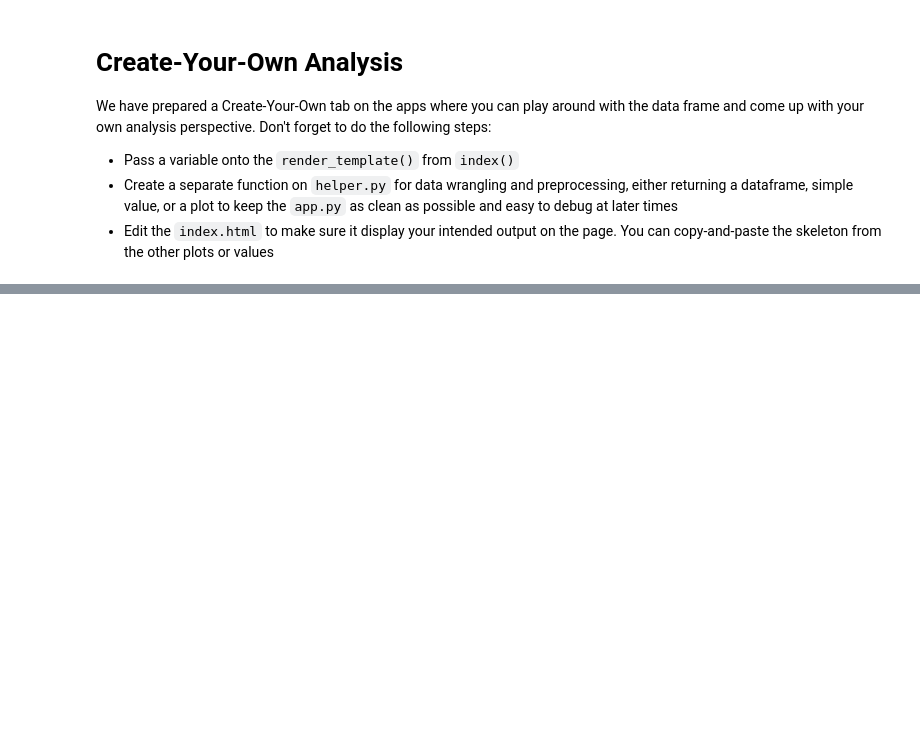
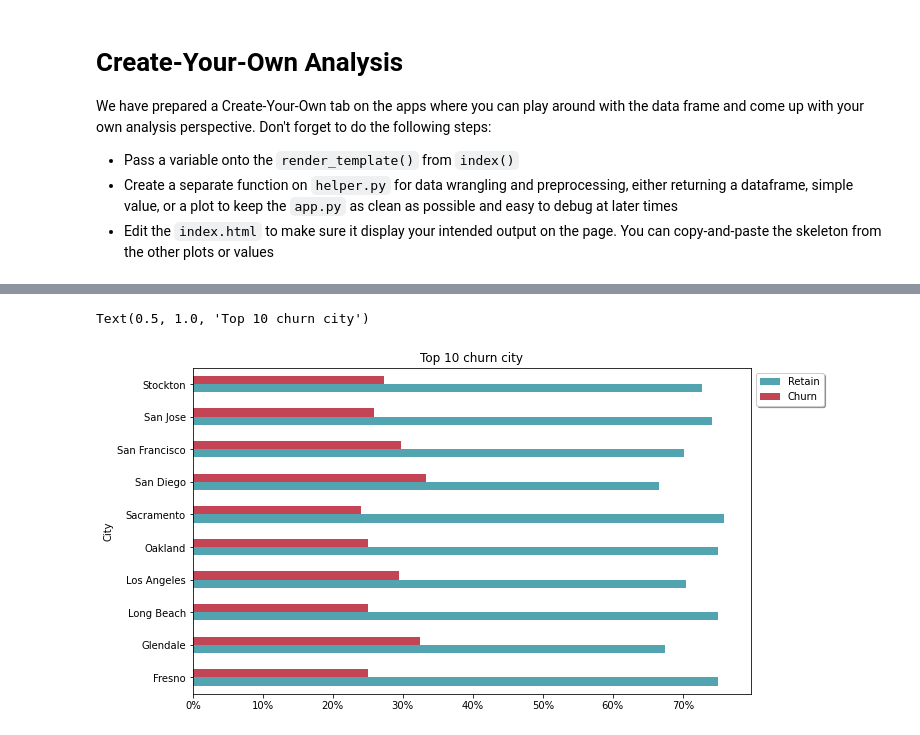
Before and after one commit to javarscript/capstone-telco-project, a Jupyter notebook: Customer_Churn_Analysis.ipynb, the cells around one changed output, grey strips where cells are left out. Cells and saved outputs as stored; diff of their text form; code cells hidden in the pictures; blank space fills up the shorter version.

```diff
--- a/Customer_Churn_Analysis.ipynb
+++ b/Customer_Churn_Analysis.ipynb
@@ -457,0 +499,12 @@ We have prepared a Create-Your-Own tab on the apps where you can play around wit
+# %%
+#2. Top 10 churn city
+top10 = data.groupby('city').churn_label.count().sort_values(ascending=False).head(10).index.to_list()
+
+top10_data = data[data['city'].isin(top10)]
+
+_df = pd.crosstab(
+    index=top10_data['city'],
+    columns=top10_data['churn_label'],
+    normalize='index'
+)*100
+_df
@@ -457,0 +524,12 @@ We have prepared a Create-Your-Own tab on the apps where you can play around wit
+# %%
+## Your code here
+# Plot configuration
+axTop = _df.plot(kind = 'barh', color=['#53a4b1','#c34454'], figsize = (10,6))
+
+axTop.xaxis.set_major_formatter(mtick.PercentFormatter())
+plt.legend(['Retain', 'Churn'],fancybox=True,shadow=True,bbox_to_anchor=(1,1))
+plt.axes().get_yaxis().set_label_text('City')
+plt.title('Top 10 churn city')
+# %% [output]
+Text(0.5, 1.0, 'Top 10 churn city')
+[figure, added]
```
Also changed, not shown: parts of 7 cells of this notebook, 3 other files.
